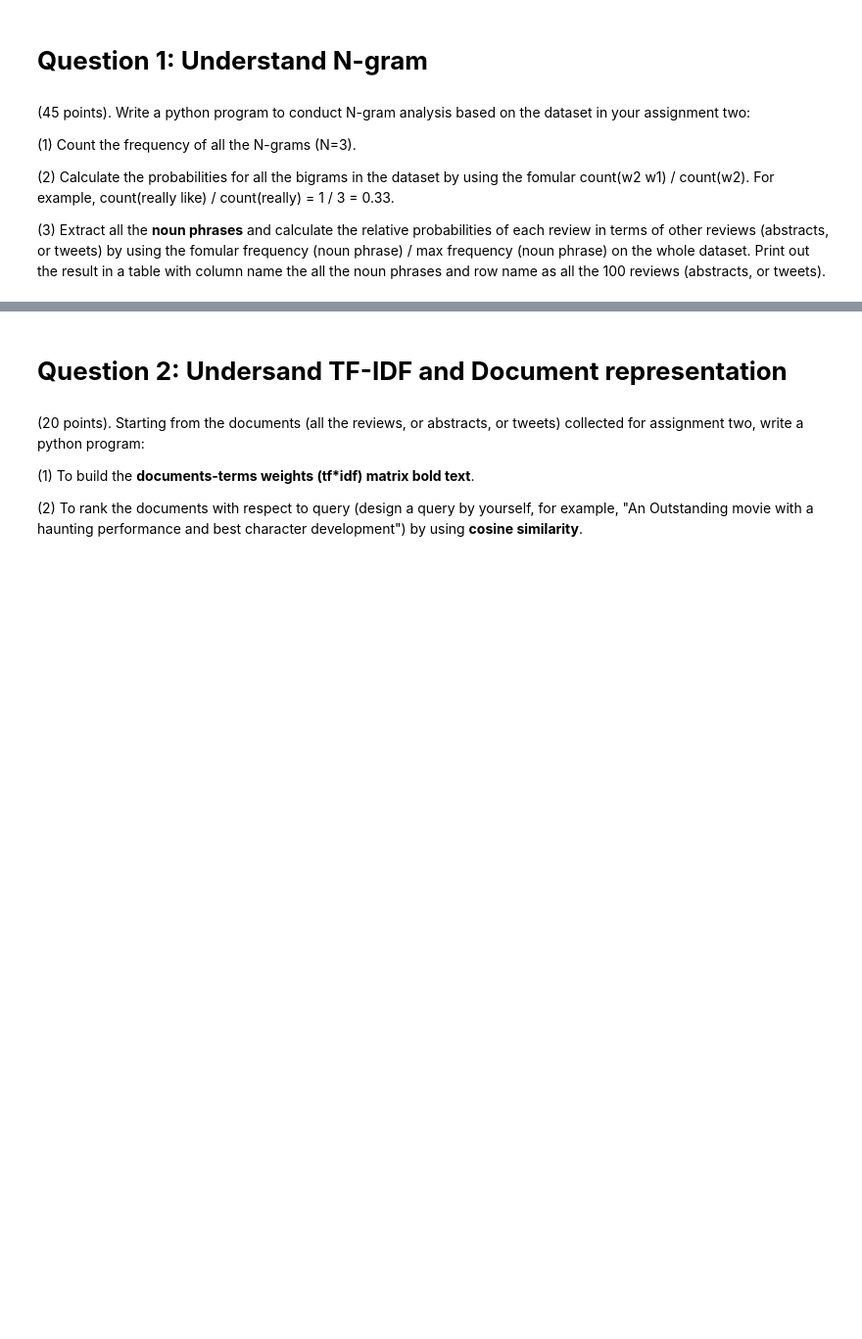
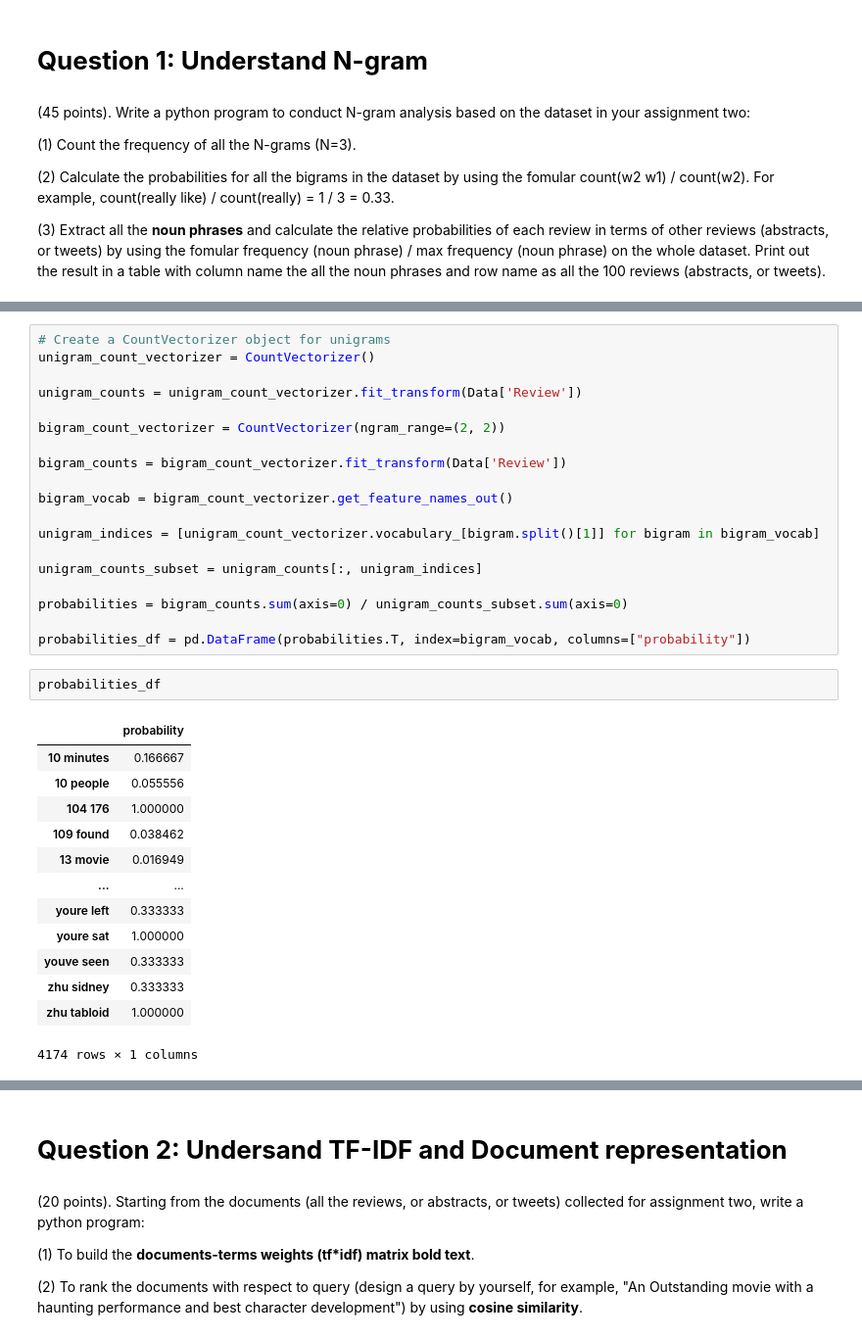
Before and after one commit to jivitheshreddy/INFO-5731-Srping2023, a Jupyter notebook: INFO5731_Assignment_Three_fall2022.ipynb, the cells around one changed output, grey strips where cells are left out. Shown at 98% size. Saved outputs shown, nothing was run; the diff lists cells and outputs as text; blank space fills up the shorter version.

```diff
--- a/INFO5731_Assignment_Three_fall2022.ipynb
+++ b/INFO5731_Assignment_Three_fall2022.ipynb
@@ -18,0 +50,35 @@ In this assignment, you are required to conduct information extraction, semantic
+# %%
+# Create a CountVectorizer object for unigrams
+unigram_count_vectorizer = CountVectorizer()
+
+unigram_counts = unigram_count_vectorizer.fit_transform(Data['Review'])
+
+bigram_count_vectorizer = CountVectorizer(ngram_range=(2, 2))
+
+bigram_counts = bigram_count_vectorizer.fit_transform(Data['Review'])
+
+bigram_vocab = bigram_count_vectorizer.get_feature_names_out()
+
+unigram_indices = [unigram_count_vectorizer.vocabulary_[bigram.split()[1]] for bigram in bigram_vocab]
+
+unigram_counts_subset = unigram_counts[:, unigram_indices]
+
+probabilities = bigram_counts.sum(axis=0) / unigram_counts_subset.sum(axis=0)
+
+probabilities_df = pd.DataFrame(probabilities.T, index=bigram_vocab, columns=["probability"])
+# %%
+probabilities_df
+# %% [output]
+|  | probability |
+| 10 minutes | 0.166667 |
+| 10 people | 0.055556 |
+| 104 176 | 1.000000 |
+| 109 found | 0.038462 |
+| 13 movie | 0.016949 |
+| ... | ... |
+| youre left | 0.333333 |
+| youre sat | 1.000000 |
+| youve seen | 0.333333 |
+| zhu sidney | 0.333333 |
+| zhu tabloid | 1.000000 |
+4174 rows × 1 columns
```
Also changed, not shown: parts of 16 cells of this notebook.
